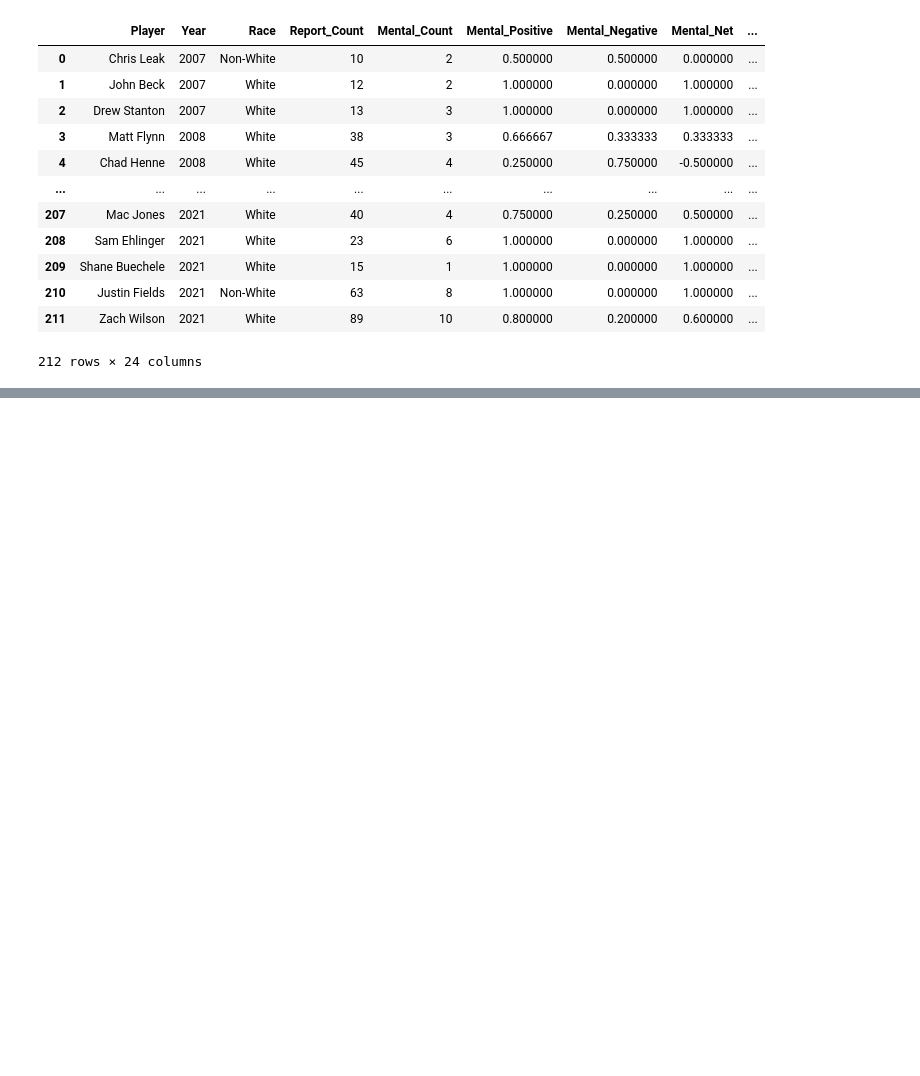
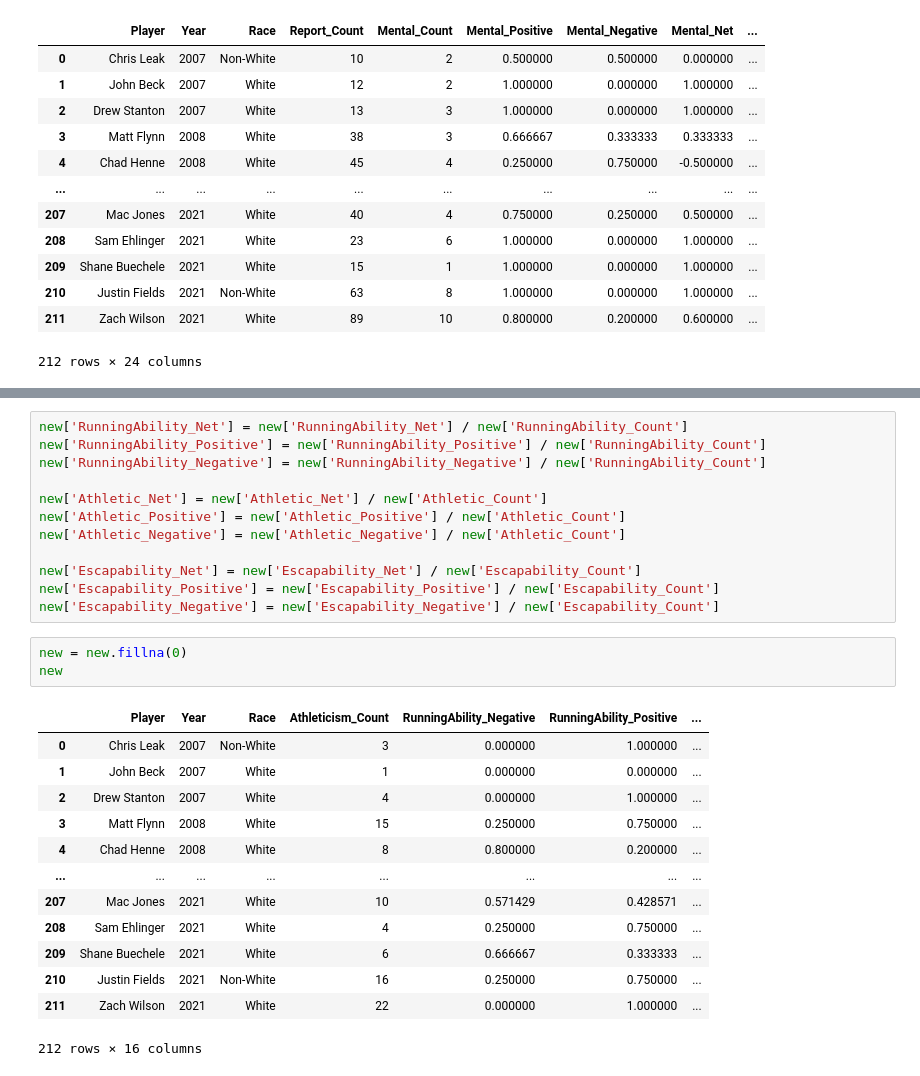
Before and after one commit to Ezekiel-25-17/Racial_Bias_in_American_Football, a Jupyter notebook: reports-create_grades.ipynb, the cells around one changed output, grey strips where cells are left out. Drawn from its saved outputs; the diff is of its cells as text; blank space fills up the shorter version.

```diff
--- a/reports-create_grades.ipynb
+++ b/reports-create_grades.ipynb
@@ -233,0 +298,29 @@ newdf.to_csv(os.path.join(path, filename), index=False)
+# %%
+new['RunningAbility_Net'] = new['RunningAbility_Net'] / new['RunningAbility_Count']
+new['RunningAbility_Positive'] = new['RunningAbility_Positive'] / new['RunningAbility_Count']
+new['RunningAbility_Negative'] = new['RunningAbility_Negative'] / new['RunningAbility_Count']
+
+new['Athletic_Net'] = new['Athletic_Net'] / new['Athletic_Count']
+new['Athletic_Positive'] = new['Athletic_Positive'] / new['Athletic_Count']
+new['Athletic_Negative'] = new['Athletic_Negative'] / new['Athletic_Count']
+
+new['Escapability_Net'] = new['Escapability_Net'] / new['Escapability_Count']
+new['Escapability_Positive'] = new['Escapability_Positive'] / new['Escapability_Count']
+new['Escapability_Negative'] = new['Escapability_Negative'] / new['Escapability_Count']
+# %%
+new = new.fillna(0)
+new
+# %% [output]
+|  | Player | Year | Race | Athleticism_Count | RunningAbility_Negative | RunningAbility_Positive | ... |
+| 0 | Chris Leak | 2007 | Non-White | 3 | 0.000000 | 1.000000 | ... |
+| 1 | John Beck | 2007 | White | 1 | 0.000000 | 0.000000 | ... |
+| 2 | Drew Stanton | 2007 | White | 4 | 0.000000 | 1.000000 | ... |
+| 3 | Matt Flynn | 2008 | White | 15 | 0.250000 | 0.750000 | ... |
+| 4 | Chad Henne | 2008 | White | 8 | 0.800000 | 0.200000 | ... |
+| ... | ... | ... | ... | ... | ... | ... | ... |
+| 207 | Mac Jones | 2021 | White | 10 | 0.571429 | 0.428571 | ... |
+| 208 | Sam Ehlinger | 2021 | White | 4 | 0.250000 | 0.750000 | ... |
+| 209 | Shane Buechele | 2021 | White | 6 | 0.666667 | 0.333333 | ... |
+| 210 | Justin Fields | 2021 | Non-White | 16 | 0.250000 | 0.750000 | ... |
+| 211 | Zach Wilson | 2021 | White | 22 | 0.000000 | 1.000000 | ... |
+212 rows × 16 columns
```
Also changed, not shown: parts of 16 cells of this notebook.
